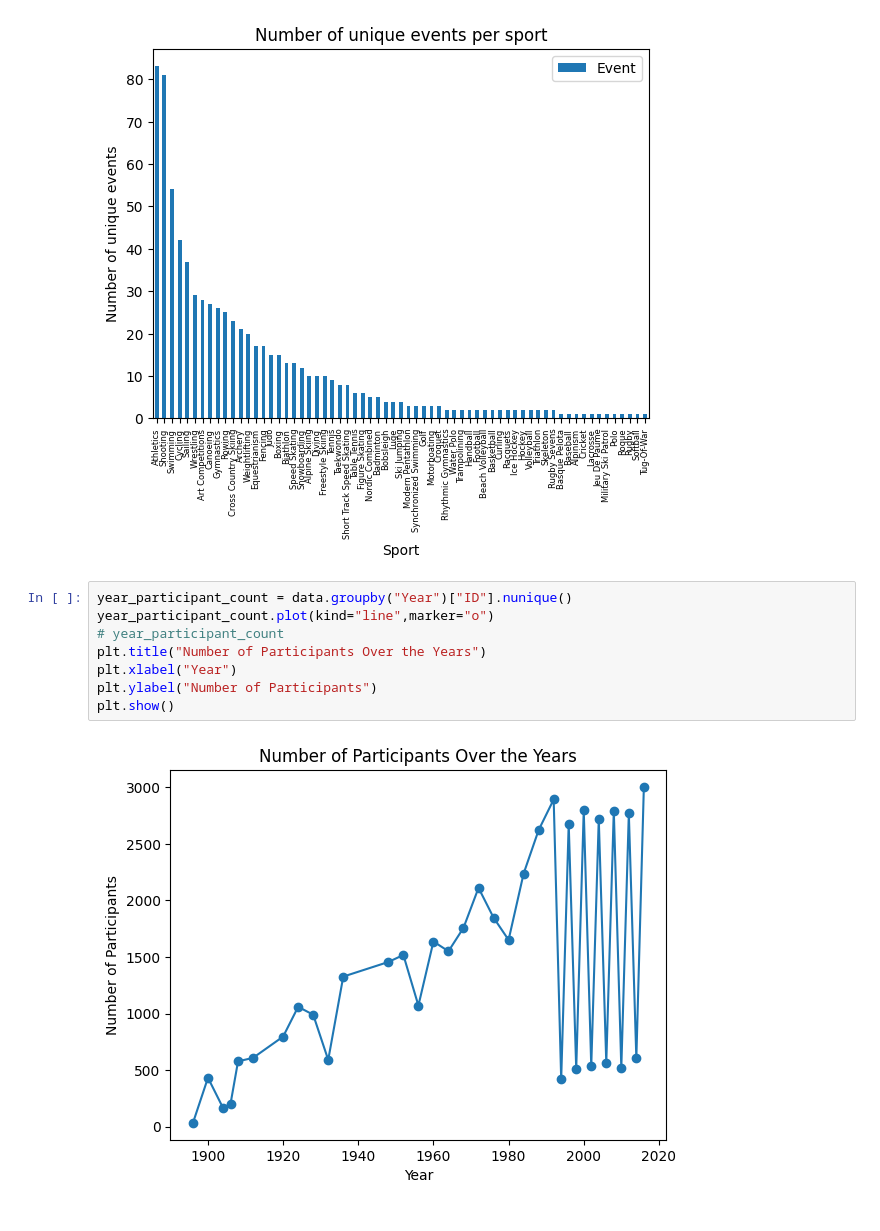
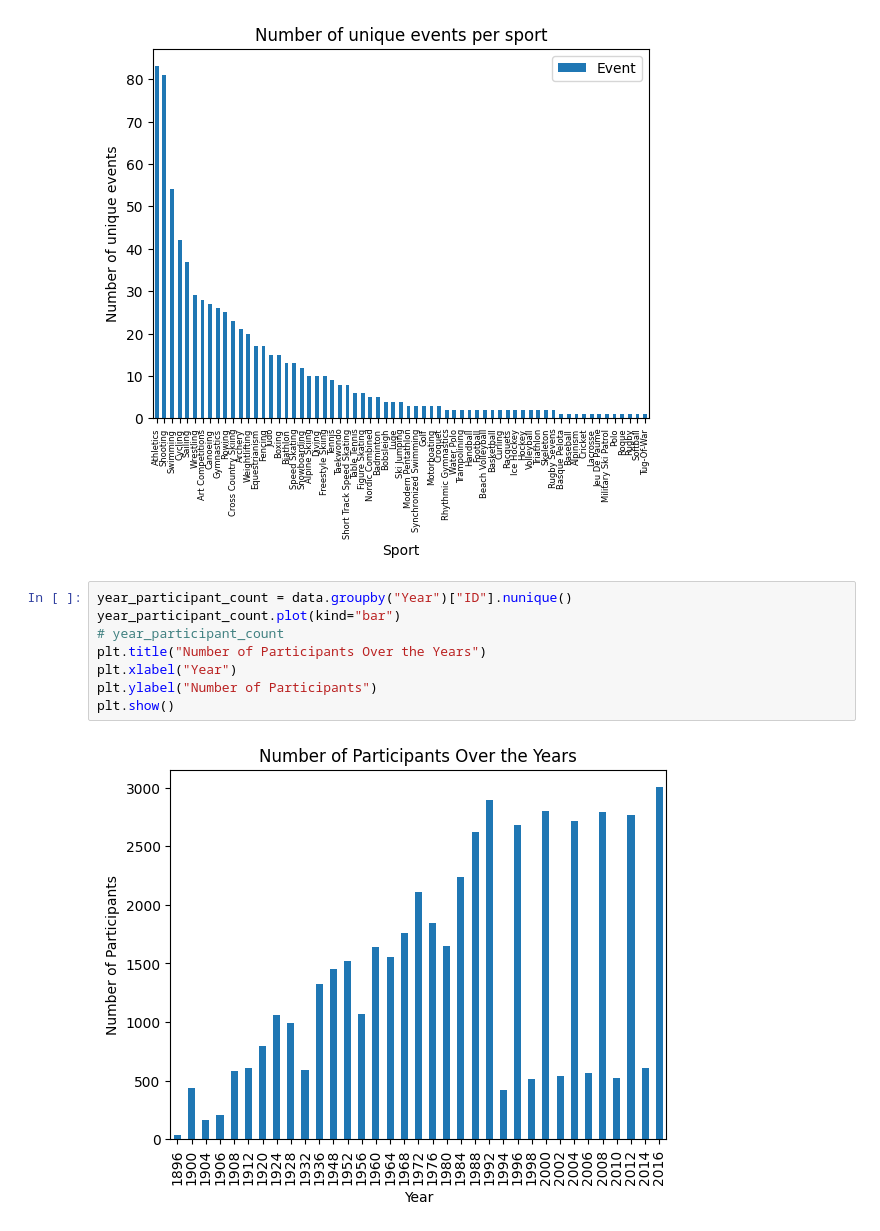
Before and after one commit to samwanyua/Exploratory-Data-Analysis-EDA--Olympics-Dataset, a Jupyter notebook: Notebook.ipynb, the cells around one changed output. Cells and saved outputs as stored; diff of their text form.

```diff
--- a/Notebook.ipynb
+++ b/Notebook.ipynb
@@ -250,11 +250,11 @@ plt.show()
 [figure]
 # %%
 year_participant_count = data.groupby("Year")["ID"].nunique()
-year_participant_count.plot(kind="line",marker="o")
+year_participant_count.plot(kind="bar")
 # year_participant_count
 plt.title("Number of Participants Over the Years")
 plt.xlabel("Year")
 plt.ylabel("Number of Participants")
 plt.show()
 # %% [output]
-[figure, old version]
+[figure, new version]
```
